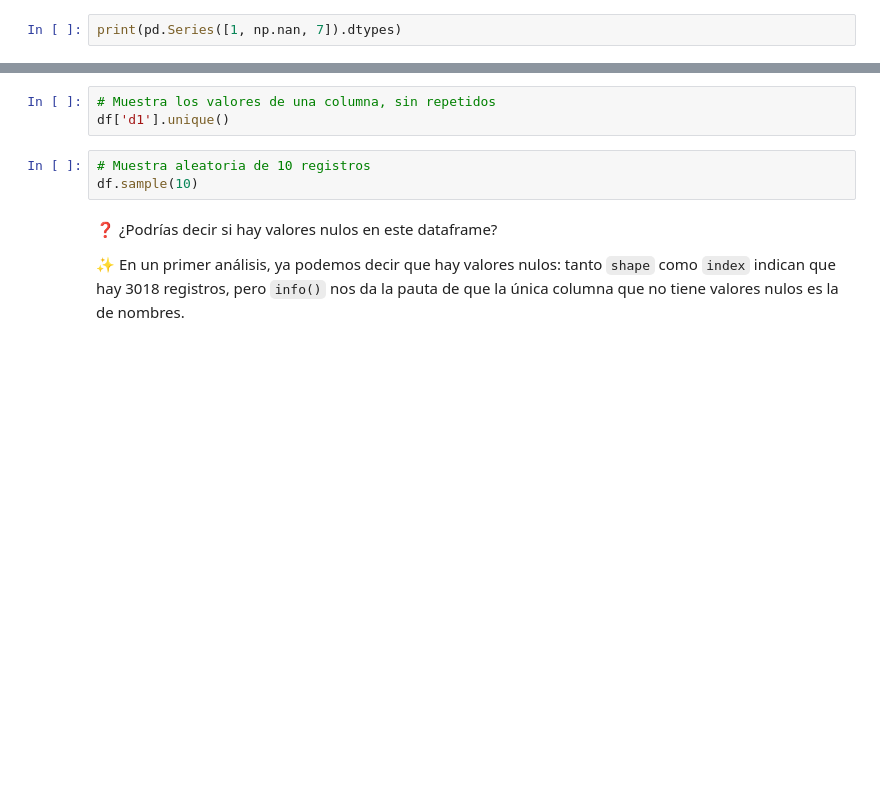
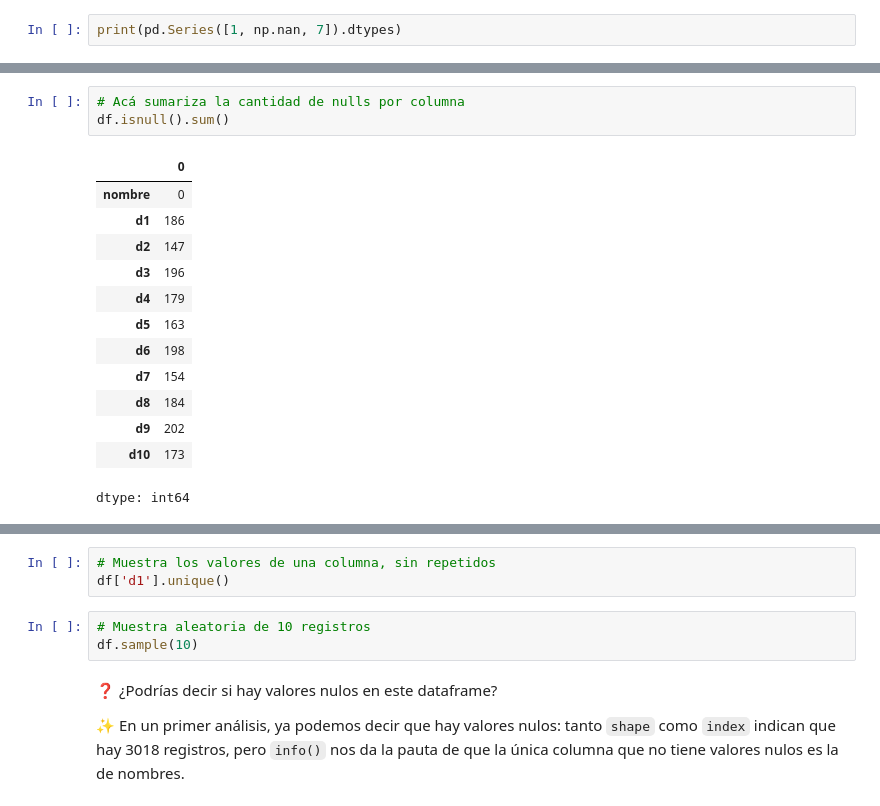
Before and after one commit to GermanStanzione/TT-2C2025-Data-Analitycs-Notebooks, a Jupyter notebook: After_class_4/Mia/After_Class_Datos_nulos_y_duplicados.ipynb, the cells around one changed output, grey strips where cells are left out. Saved outputs shown, nothing was run; the diff lists cells and outputs as text; blank space fills up the shorter version.

```diff
--- a/After_class_4/Mia/After_Class_Datos_nulos_y_duplicados.ipynb
+++ b/After_class_4/Mia/After_Class_Datos_nulos_y_duplicados.ipynb
@@ -237,2 +316,19 @@ df.isnull()
+# %%
+# Acá sumariza la cantidad de nulls por columna
+df.isnull().sum()
+# %% [output]
+|  | 0 |
+| nombre | 0 |
+| d1 | 186 |
+| d2 | 147 |
+| d3 | 196 |
+| d4 | 179 |
+| d5 | 163 |
+| d6 | 198 |
+| d7 | 154 |
+| d8 | 184 |
+| d9 | 202 |
+| d10 | 173 |
+dtype: int64
 # %%
 # Muestra cuántas veces se repiten los valores en cada columna
```
Also changed, not shown: parts of 23 cells of this notebook.
